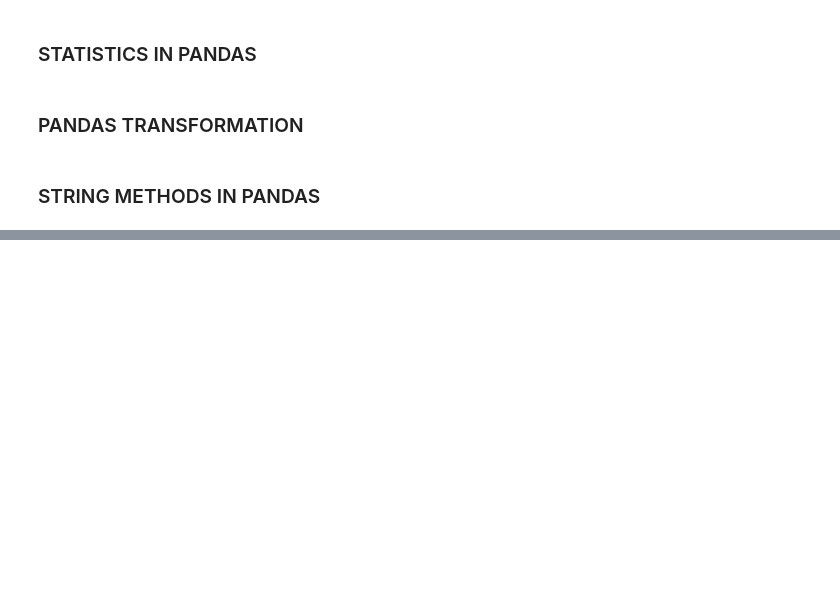
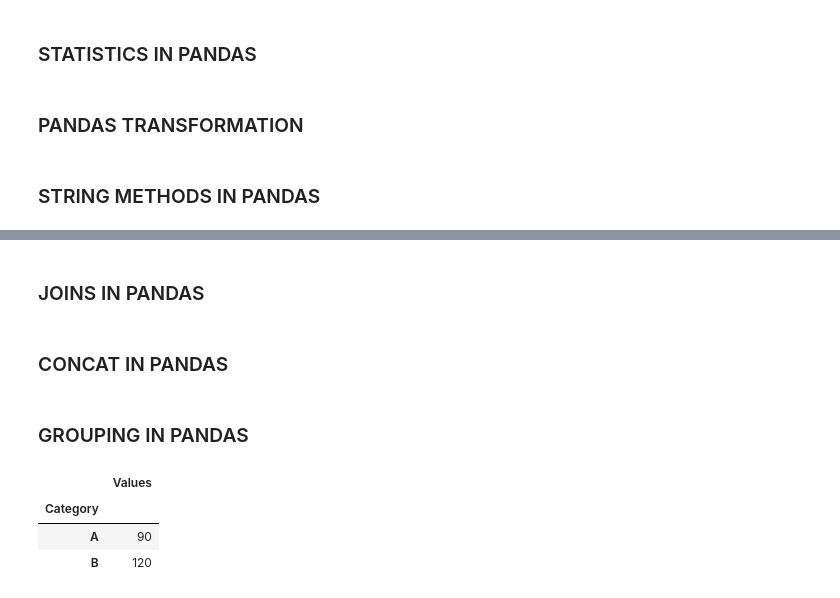
Before and after one commit to MPD12340/Pandas, a Jupyter notebook: learn.ipynb, the cells around one changed output, grey strips where cells are left out. Saved outputs shown, nothing was run; the diff lists cells and outputs as text; code cells hidden in the pictures; blank space fills up the shorter version.

Commit message:
joins and concat in pandas

```diff
--- a/learn.ipynb
+++ b/learn.ipynb
@@ -450,0 +463,2 @@ df
+# %% [markdown]
+### JOINS IN PANDAS
@@ -450,0 +484,2 @@ df
+# %% [markdown]
+### CONCAT IN PANDAS
@@ -450,0 +497,13 @@ df
+# %% [markdown]
+### GROUPING IN PANDAS
+# %%
+data = {'Category': ['A', 'B', 'A', 'B', 'A', 'B'],
+        'Values': [10, 20, 30, 40, 50, 60]}
+df = pd.DataFrame(data)
+grouped = df.groupby('Category').sum()
+grouped
+# %% [output]
+|  | Values |
+| Category |  |
+| A | 90 |
+| B | 120 |
```
Also changed, not shown: parts of 3 cells of this notebook.
